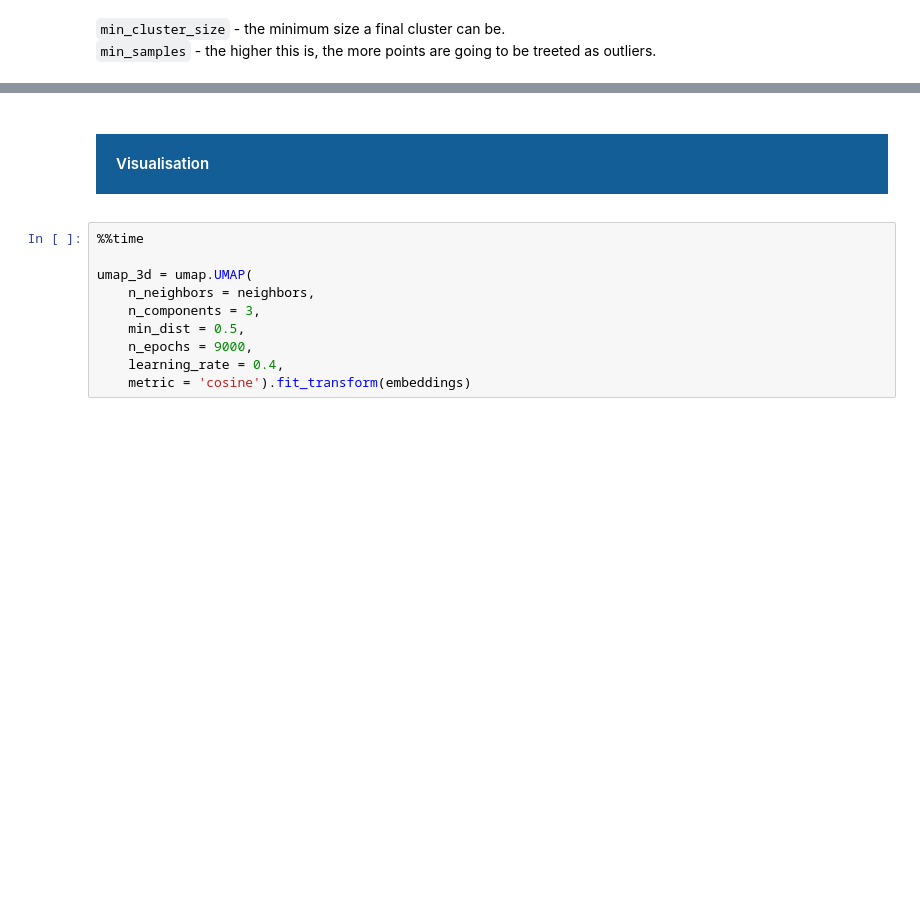
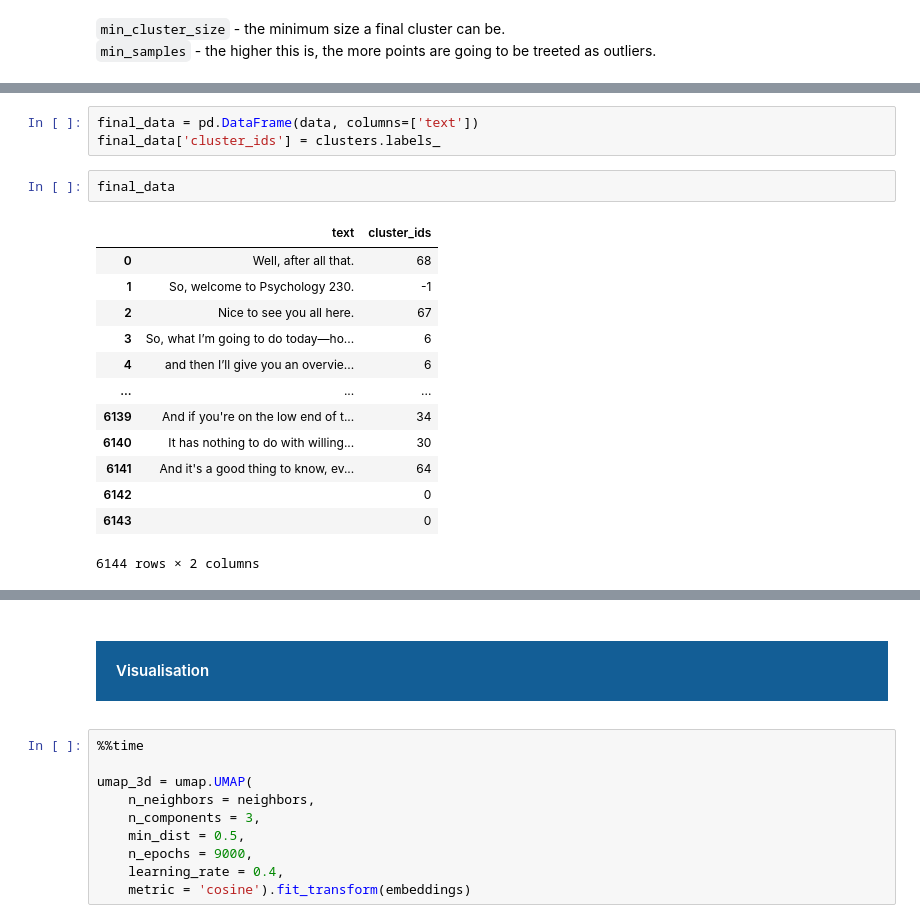
Before and after one commit to MariuszAndziak/Personality_and_Its_Transformations, a Jupyter notebook: 03_embeddings.ipynb, the cells around one changed output, grey strips where cells are left out. Saved outputs shown, nothing was run; the diff lists cells and outputs as text; blank space fills up the shorter version.

```diff
--- a/03_embeddings.ipynb
+++ b/03_embeddings.ipynb
@@ -245,0 +256,19 @@ cluster_statistics(clusters)
+# %%
+final_data = pd.DataFrame(data, columns=['text'])
+final_data['cluster_ids'] = clusters.labels_
+# %%
+final_data
+# %% [output]
+|  | text | cluster_ids |
+| 0 | Well, after all that. | 68 |
+| 1 | So, welcome to Psychology 230. | -1 |
+| 2 | Nice to see you all here. | 67 |
+| 3 | So, what I’m going to do today—ho... | 6 |
+| 4 | and then I’ll give you an overvie... | 6 |
+| ... | ... | ... |
+| 6139 | And if you're on the low end of t... | 34 |
+| 6140 | It has nothing to do with willing... | 30 |
+| 6141 | And it's a good thing to know, ev... | 64 |
+| 6142 |  | 0 |
+| 6143 |  | 0 |
+6144 rows × 2 columns
```
Also changed, not shown: parts of 14 cells of this notebook, 1 other file.
